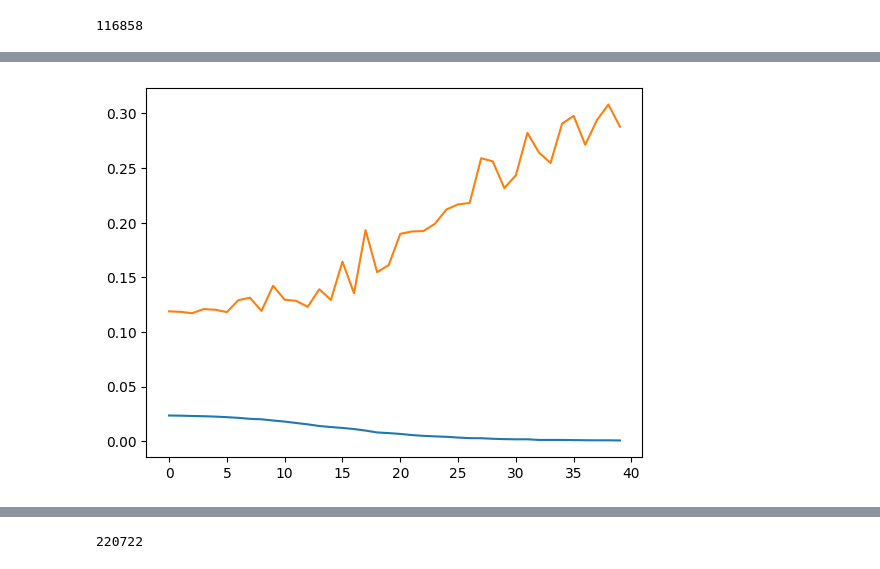
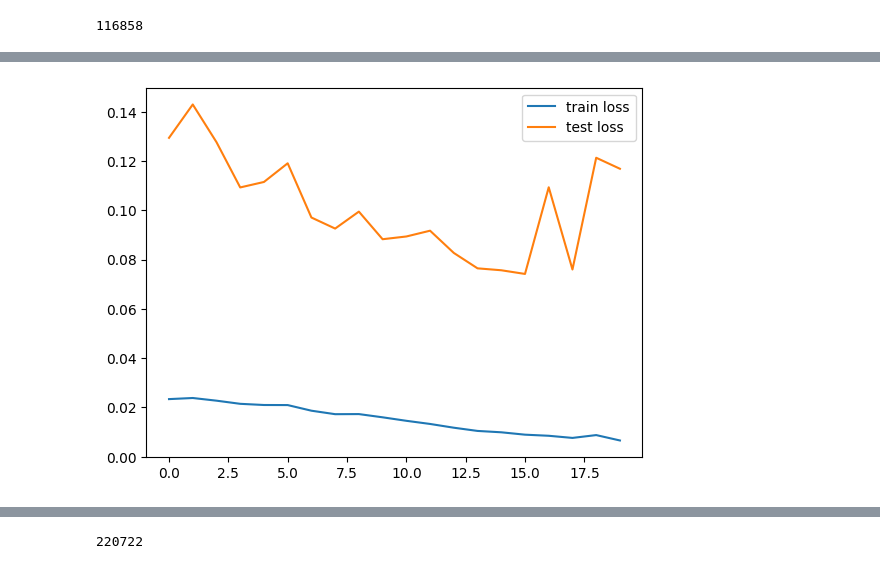
Before and after one commit to myxa/Open_Close_GNN, a Jupyter notebook: notebooks/model_training.ipynb, the cells around one changed output, grey strips where cells are left out. Cells and saved outputs as stored; diff of their text form; code cells hidden in the pictures.

```diff
--- a/notebooks/model_training.ipynb
+++ b/notebooks/model_training.ipynb
@@ -46,7 +49,7 @@ val_loader = DataLoader(val_dataset, batch_size=len(val_dataset), shuffle=True)
 model = GCN(full_dataset.num_features, channels=[256, 32, 8], dropout=0.1).to(device())
 optimizer = torch.optim.Adam(model.parameters(), lr=0.001)
 loss = torch.nn.CrossEntropyLoss()
-epochs = 40
+epochs = 20
 scheduler = lr_scheduler.StepLR(optimizer, step_size=epochs//3, gamma=0.1, last_epoch=-1, verbose=True)
 sum(p.numel() for p in model.parameters())
 # %% [output]
@@ -75,7 +78,8 @@ Epoch: 040, Train Loss: 0.0006, Test Loss 0.2879, Train Acc: 1.0000, Test Acc: 0
 # %%
-train_loss, val_loss = zip(*history)
+train_loss, val_loss, train_acc, test_acc = zip(*history)
 # k = None no dropuot
-plt.plot(train_loss)
-plt.plot(val_loss);
+plt.plot(train_loss, label='train loss')
+plt.plot(val_loss, label='test loss')
+plt.legend();
 # %% [output]
-[figure, old version]
+[figure, new version]
```
Also changed, not shown: parts of 7 cells of this notebook, 2 other files.
